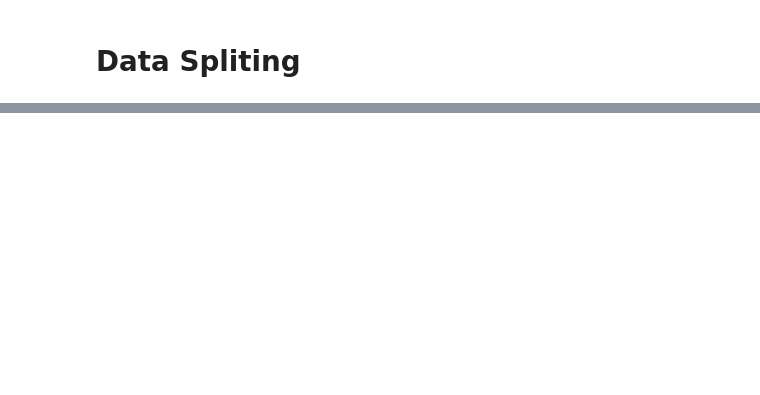
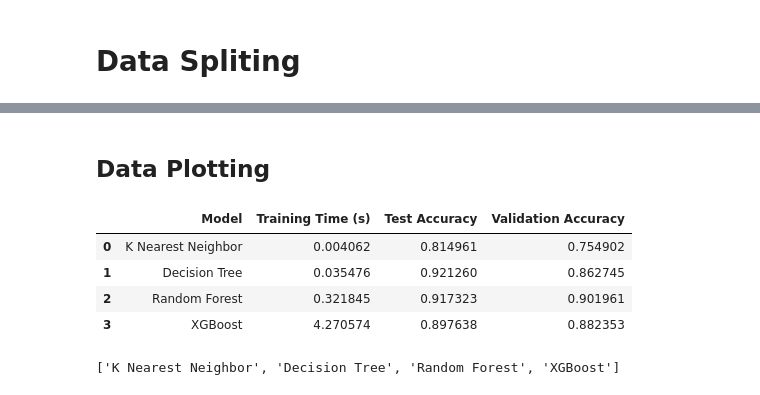
Before and after one commit to sin4ch/anomaly-based-IDS-using-ML, a Jupyter notebook: cicids-notebook.ipynb, the cells around one changed output, grey strips where cells are left out. Cells and saved outputs as stored; diff of their text form; code cells hidden in the pictures; blank space fills up the shorter version.

```diff
--- a/cicids-notebook.ipynb
+++ b/cicids-notebook.ipynb
@@ -205,0 +242,16 @@ Wall time: 7.92 s
+# %%
+def model_training_time(model_name: str, total_time: float):
+  '''
+  Save model training time and name, and to load for future data analysis.
+  '''
+  try:
+    time_taken = pd.read_csv('/content/drive/MyDrive/Colab_Notebooks/CICDS/Models/time_taken.csv')
+  except FileNotFoundError:
+    time_taken = pd.DataFrame(columns=['Model Name', 'Time'])
+
+  # Append new data to df
+  new_data = pd.DataFrame({'Model Name': [model_name], 'Time': [total_time]})
+  time_taken = pd.concat([time_taken, new_data], ignore_index=True)
+
+  # Save updated DataFrame to CSV
+  time_taken.to_csv('/content/drive/MyDrive/Colab_Notebooks/CICDS/Models/time_taken.csv', index=False)
@@ -205,0 +414,9 @@ Wall time: 7.92 s
+# %%
+models_training_time = pd.read_csv('/content/drive/MyDrive/Colab_Notebooks/CICDS/Models/time_taken.csv')
+
+new_data = pd.DataFrame({'Model Name': [type(xgb_model).__name__], 'Time': [xgb_training_time]})
+
+# Append new data to the existing DataFrame
+models_training_time_1 = models_training_time.copy()
+models_training_time_1 = pd.concat([models_training_time, new_data], axis=0)
+models_training_time_1
@@ -205,0 +434,23 @@ Wall time: 7.92 s
+# %% [markdown]
+## Data Plotting
+# %%
+models = ['K Nearest Neighbor', 'Decision Tree', 'Random Forest', 'XGBoost']
+training_time = [knn_time, dt_time, rf_time, xgb_time]
+test_accuracy = [knn_test_acc, dt_test_acc, rf_test_acc, acc_test_xgb]
+validation_accuracy = [knn_val_acc, dt_val_acc, rf_val_acc, xgb_val_acc]
+
+
+# Creating a dataframe
+data = {'Model': models, 'Training Time (s)': training_time, 'Test Accuracy': test_accuracy, 'Validation Accuracy': validation_accuracy}
+df = pd.DataFrame(data)
+df
+# %% [output]
+|  | Model | Training Time (s) | Test Accuracy | Validation Accuracy |
+| 0 | K Nearest Neighbor | 0.004062 | 0.814961 | 0.754902 |
+| 1 | Decision Tree | 0.035476 | 0.921260 | 0.862745 |
+| 2 | Random Forest | 0.321845 | 0.917323 | 0.901961 |
+| 3 | XGBoost | 4.270574 | 0.897638 | 0.882353 |
+# %%
+df['Model'].tolist()
+# %% [output]
+['K Nearest Neighbor', 'Decision Tree', 'Random Forest', 'XGBoost']
```
Also changed, not shown: parts of 40 cells of this notebook.
